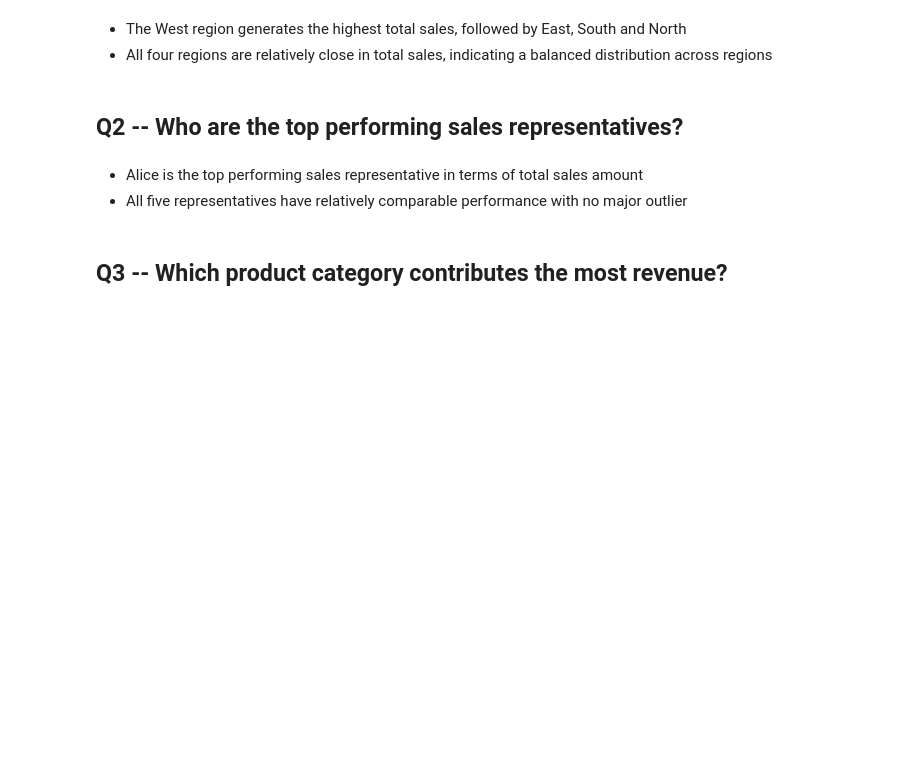
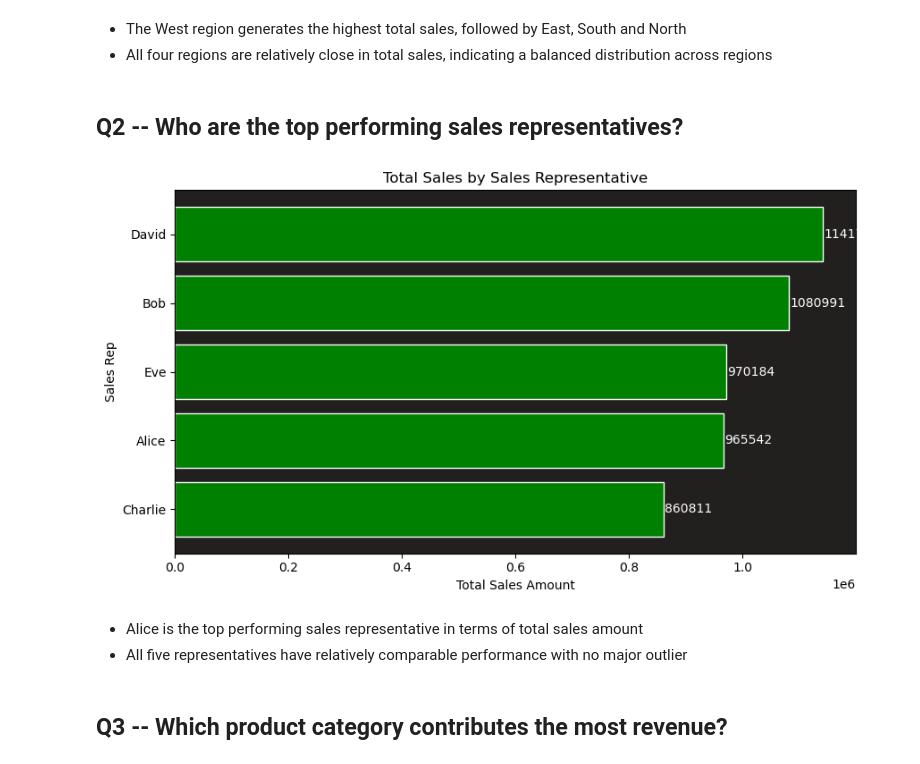
Before and after one commit to Ar3missss/EDA-Portfolio, a Jupyter notebook: sales-analysis.ipynb, the cells around one changed output. Saved outputs shown, nothing was run; the diff lists cells and outputs as text; code cells hidden in the pictures; blank space fills up the shorter version.

```diff
--- a/sales-analysis.ipynb
+++ b/sales-analysis.ipynb
@@ -105,20 +189,22 @@ plt.show()
 # %%
 rep_sales = df.groupby('Sales_Rep')['Sales_Amount'].sum().reset_index()
 rep_sales.columns = ['Sales_Rep', 'Total_Sales']
 rep_sales = rep_sales.sort_values('Total_Sales', ascending=False)
 
 fig, ax = plt.subplots(figsize=(9, 5))
-bars = ax.barh(rep_sales['Sales_Rep'], rep_sales['Total_Sales'], color='red', edgecolor='white')
+bars = ax.barh(rep_sales['Sales_Rep'], rep_sales['Total_Sales'], color='green', edgecolor='white')
 ax.set_title('Total Sales by Sales Representative')
 ax.set_xlabel('Total Sales Amount')
 ax.set_ylabel('Sales Rep')
 ax.set_facecolor('#221F1F')
 ax.bar_label(bars, fmt='%.0f', padding=1, color='white')
 ax.invert_yaxis()
 
 plt.tight_layout()
 plt.savefig('outputs/sales/Total Sales by Sales Representative.png', dpi=300)
 plt.show()
+# %% [output]
+[figure, added]
 # %% [markdown]
 - Alice is the top performing sales representative in terms of total sales amount
 - All five representatives have relatively comparable performance with no major outlier
```
Also changed, not shown: parts of 19 cells of this notebook, 1 other file.
